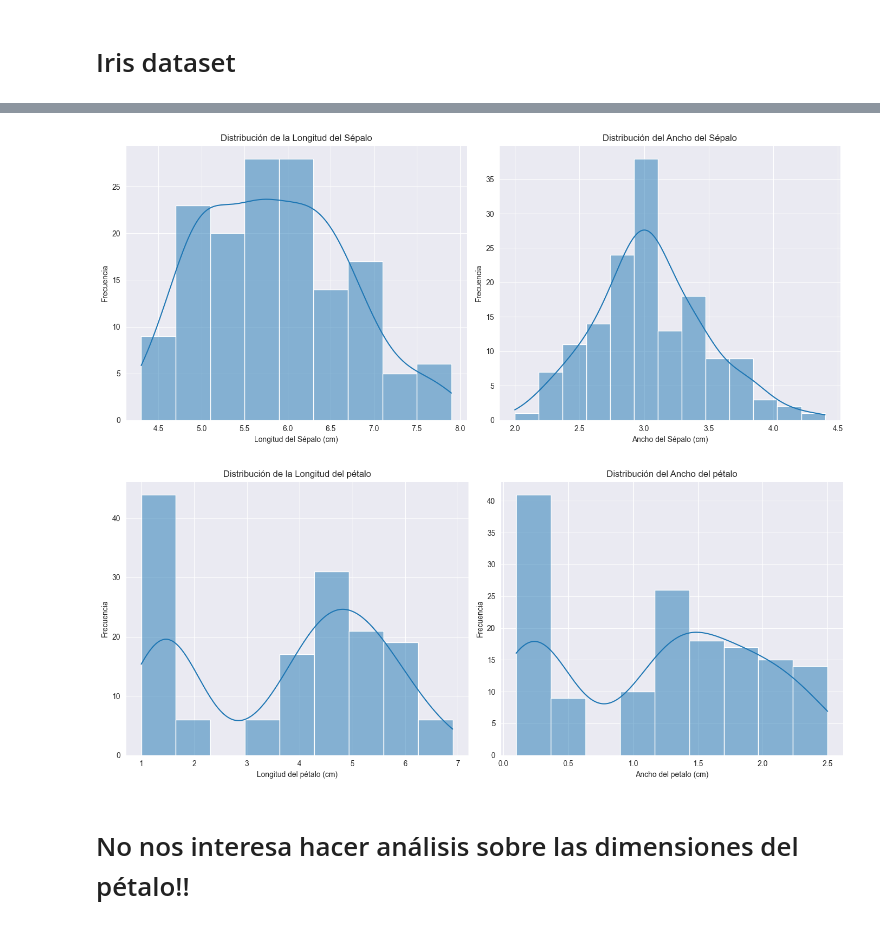
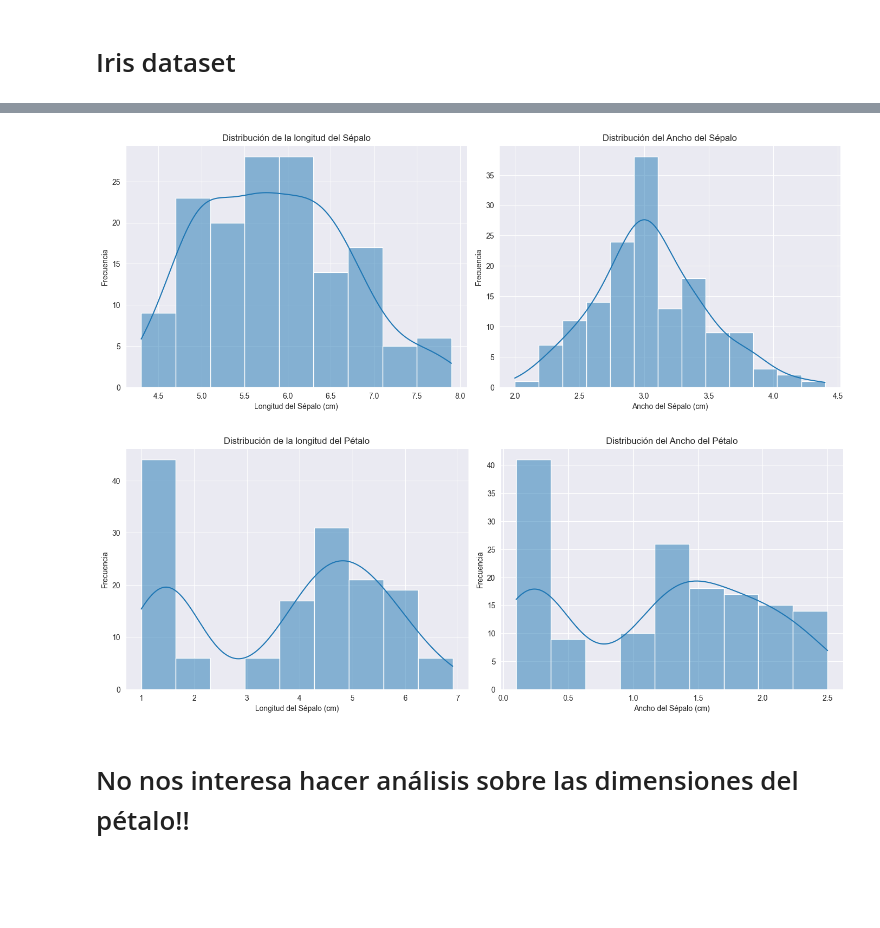
Before and after one commit to carlosdizx/first-steps-data-science, a Jupyter notebook: example20.ipynb, the cells around one changed output, grey strips where cells are left out. Saved outputs shown, nothing was run; the diff lists cells and outputs as text; code cells hidden in the pictures; blank space fills up the shorter version.

```diff
--- a/example20.ipynb
+++ b/example20.ipynb
@@ -9,37 +14,39 @@ df = pd.read_csv('data/Iris.csv')
 # %%
-fig, axes = plt.subplots(1, 2, figsize=(14, 6))
+plt.figure(figsize=(14, 10))
+plt.subplot(2, 2, 1)
+sns.histplot(df['SepalLengthCm'], kde=True)
+plt.title('Distribución de la longitud del Sépalo')
+plt.xlabel('Longitud del Sépalo (cm)')
+plt.ylabel('Frecuencia')
 
-sns.histplot(df['SepalLengthCm'], kde=True, ax=axes[0])
-axes[0].set_title('Distribución de la Longitud del Sépalo')
-axes[0].set_xlabel('Longitud del Sépalo (cm)')
-axes[0].set_ylabel('Frecuencia')
-
-sns.histplot(df['SepalWidthCm'], kde=True, ax=axes[1])
-axes[1].set_title('Distribución del Ancho del Sépalo')
-axes[1].set_xlabel('Ancho del Sépalo (cm)')
-axes[1].set_ylabel('Frecuencia')
+plt.subplot(2, 2, 2)
+sns.histplot(df['SepalWidthCm'], kde=True)
+plt.title('Distribución del Ancho del Sépalo')
+plt.xlabel('Ancho del Sépalo (cm)')
+plt.ylabel('Frecuencia')
 
 plt.tight_layout()
 plt.show()
 # %% [output]
-[figure, old version]
+[figure, new version]
 # %%
-fig, axes = plt.subplots(1, 2, figsize=(14, 6))
+plt.figure(figsize=(14, 10))
+plt.subplot(2, 2, 1)
+sns.histplot(df['PetalLengthCm'], kde=True)
+plt.title('Distribución de la longitud del Pétalo')
+plt.xlabel('Longitud del Sépalo (cm)')
+plt.ylabel('Frecuencia')
 
-sns.histplot(df['PetalLengthCm'], kde=True, ax=axes[0])
-axes[0].set_title('Distribución de la Longitud del pétalo')
-axes[0].set_xlabel('Longitud del pétalo (cm)')
-axes[0].set_ylabel('Frecuencia')
-
-sns.histplot(df['PetalWidthCm'], kde=True, ax=axes[1])
-axes[1].set_title('Distribución del Ancho del pétalo')
-axes[1].set_xlabel('Ancho del petalo (cm)')
-axes[1].set_ylabel('Frecuencia')
+plt.subplot(2, 2, 2)
+sns.histplot(df['PetalWidthCm'], kde=True)
+plt.title('Distribución del Ancho del Pétalo')
+plt.xlabel('Ancho del Sépalo (cm)')
+plt.ylabel('Frecuencia')
 
 plt.tight_layout()
 plt.show()
 # %% [output]
-[figure, old version]
+[figure, new version]
 # %% [markdown]
 # No nos interesa hacer análisis sobre las dimensiones del pétalo!!
 # %% [markdown]
```
Also changed, not shown: parts of 3 cells of this notebook.
